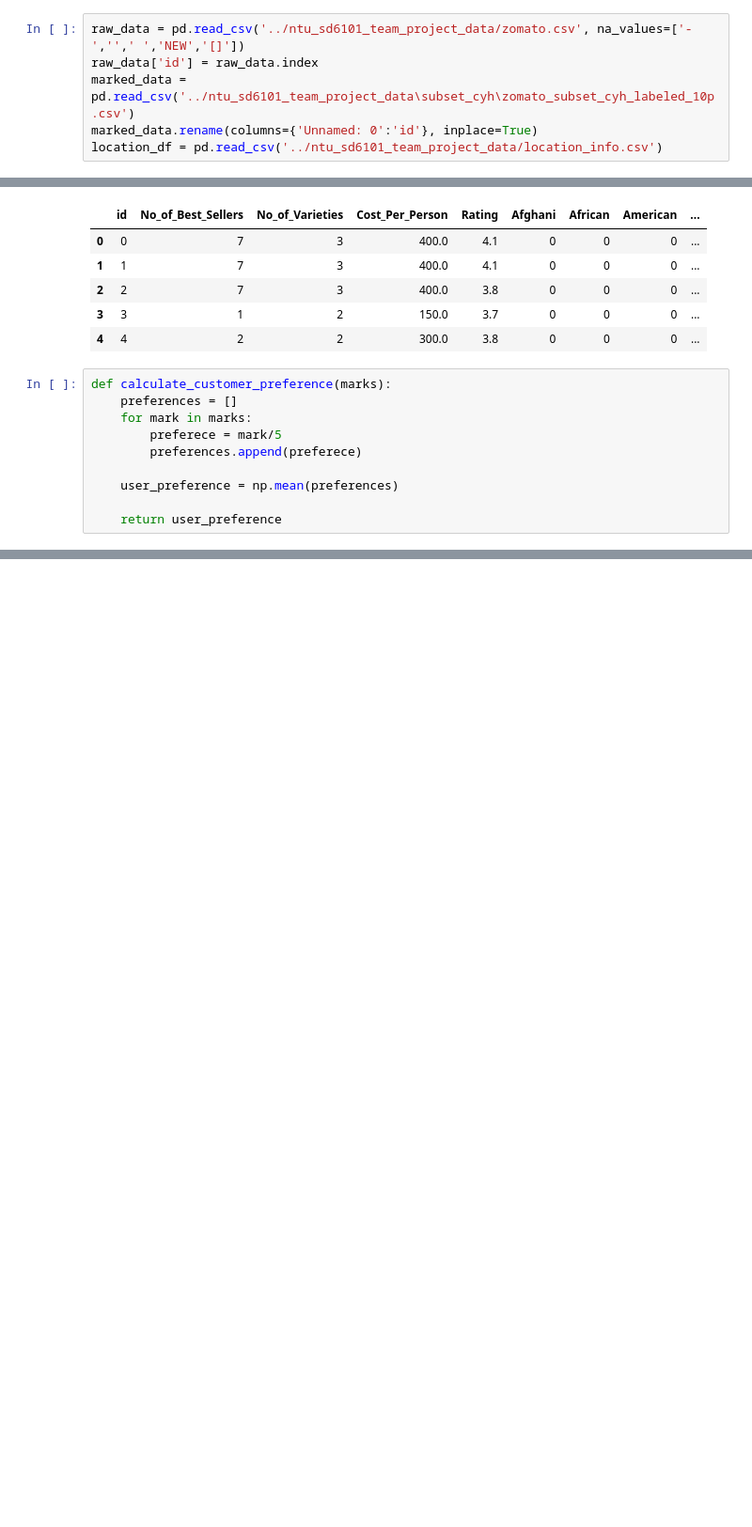
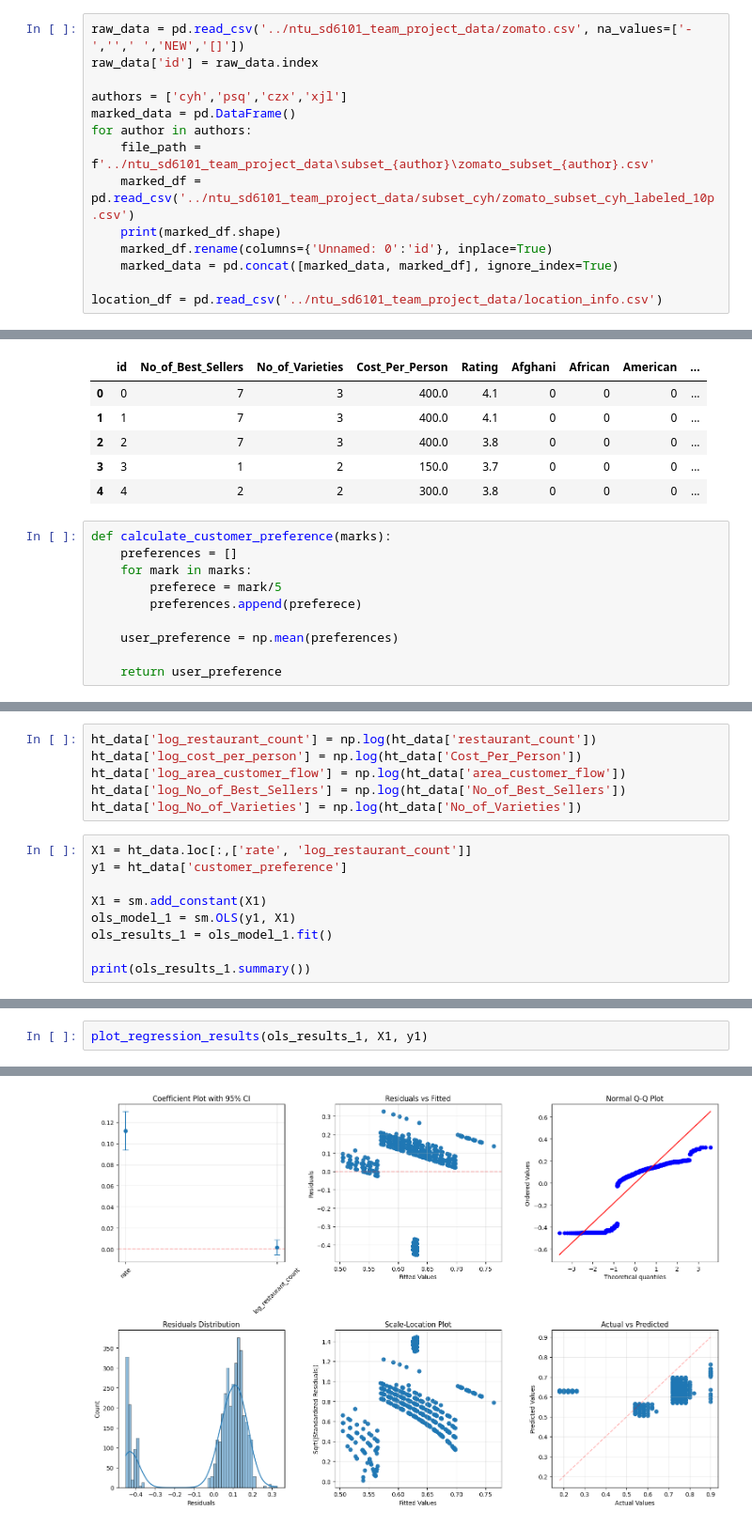
Before and after one commit to VioletPANsq/ntu_sd6101_team_project, a Jupyter notebook: notebook/Hypothesis_Testing.ipynb, the cells around one changed output, grey strips where cells are left out. Shown: that part at 94% size. Drawn from its saved outputs; the diff is of its cells as text; blank space fills up the shorter version.

Commit message:
modify hypothesis testing and add some necessary figures

```diff
--- a/notebook/Hypothesis_Testing.ipynb
+++ b/notebook/Hypothesis_Testing.ipynb
@@ -60,6 +61,14 @@ current working directory: f:\NTU Learn\DS Thinking\ntu_sd6101_team_project
 # %%
 raw_data = pd.read_csv('../ntu_sd6101_team_project_data/zomato.csv', na_values=['-','',' ','NEW','[]'])
 raw_data['id'] = raw_data.index
-marked_data = pd.read_csv('../ntu_sd6101_team_project_data\subset_cyh\zomato_subset_cyh_labeled_10p.csv')
-marked_data.rename(columns={'Unnamed: 0':'id'}, inplace=True)
+
+authors = ['cyh','psq','czx','xjl']
+marked_data = pd.DataFrame()
+for author in authors:
+    file_path = f'../ntu_sd6101_team_project_data\subset_{author}\zomato_subset_{author}.csv'
+    marked_df = pd.read_csv('../ntu_sd6101_team_project_data/subset_cyh/zomato_subset_cyh_labeled_10p.csv')
+    print(marked_df.shape)
+    marked_df.rename(columns={'Unnamed: 0':'id'}, inplace=True)
+    marked_data = pd.concat([marked_data, marked_df], ignore_index=True)
+
 location_df = pd.read_csv('../ntu_sd6101_team_project_data/location_info.csv')
@@ -375,3 +404,18 @@ Notes:
 [1] Standard Errors assume that the covariance matrix of the errors is correctly specified.
 [2] The condition number is large, 3.33e+03. This might indicate that there are
 strong multicollinearity or other numerical problems.
+# %%
+ht_data['log_restaurant_count'] = np.log(ht_data['restaurant_count'])
+ht_data['log_cost_per_person'] = np.log(ht_data['Cost_Per_Person'])
+ht_data['log_area_customer_flow'] = np.log(ht_data['area_customer_flow'])
+ht_data['log_No_of_Best_Sellers'] = np.log(ht_data['No_of_Best_Sellers'])
+ht_data['log_No_of_Varieties'] = np.log(ht_data['No_of_Varieties'])
+# %%
+X1 = ht_data.loc[:,['rate', 'log_restaurant_count']]
+y1 = ht_data['customer_preference']
+
+X1 = sm.add_constant(X1)
+ols_model_1 = sm.OLS(y1, X1)
+ols_results_1 = ols_model_1.fit()
+
+print(ols_results_1.summary())
@@ -377,0 +628,3 @@ strong multicollinearity or other numerical problems.
+# %%
+plot_regression_results(ols_results_1, X1, y1)
+# %% [output]
@@ -377,0 +638 @@ strong multicollinearity or other numerical problems.
+[figure, added]
```
Also changed, not shown: parts of 22 cells of this notebook, 2 other files.
